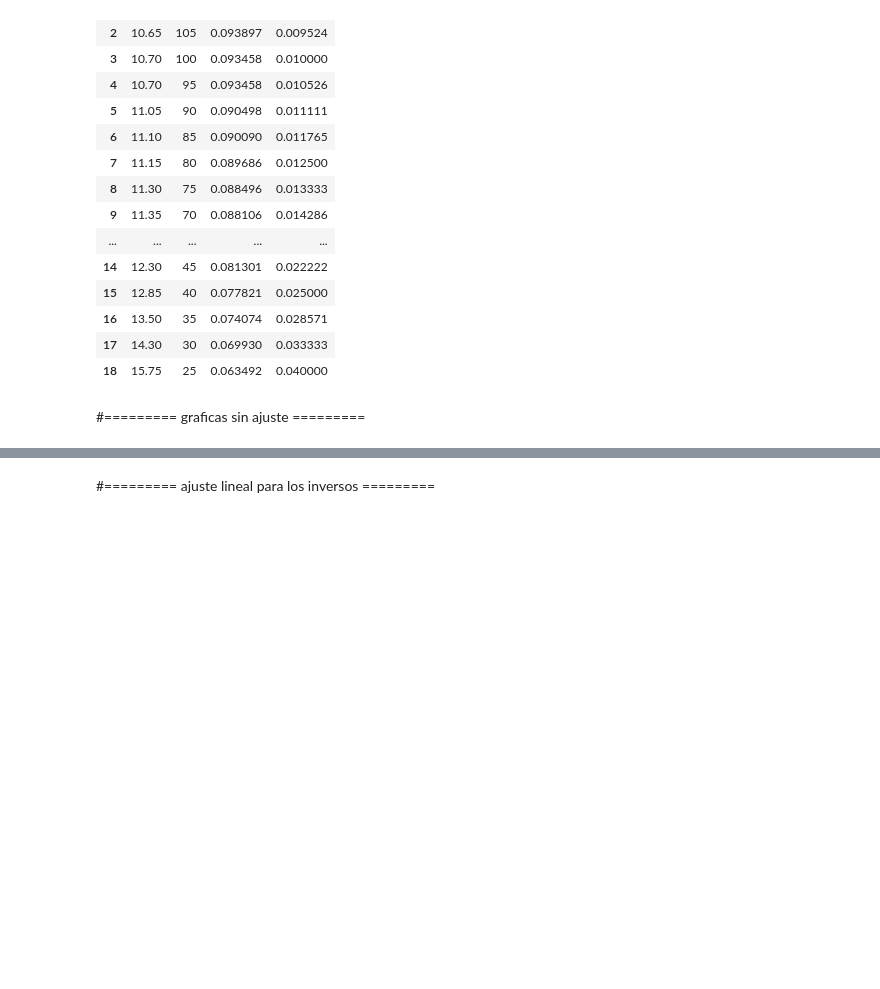
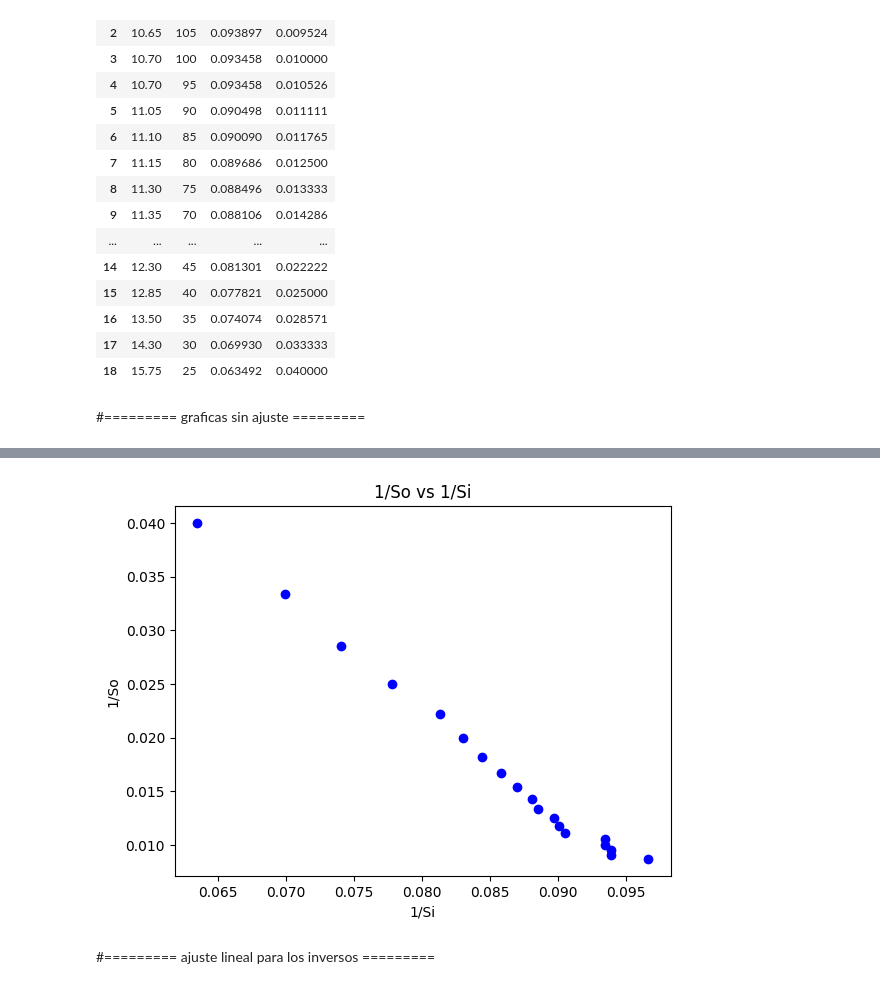
Before and after one commit to MaximilianoVM/PHYSICS_LABS, a Jupyter notebook: 3_LabOptica_DFocalesEsfericos.ipynb, the cells around one changed output, grey strips where cells are left out. Cells and saved outputs as stored; diff of their text form; code cells hidden in the pictures; blank space fills up the shorter version.

```diff
--- a/3_LabOptica_DFocalesEsfericos.ipynb
+++ b/3_LabOptica_DFocalesEsfericos.ipynb
@@ -100,3 +140,18 @@ plt.plot(df1['1/si'], df1['1/so'], 'bo')
+# %%
+plt.plot(df1['1/si'], df1['1/so'], 'bo')
+
+#error2 = np.array([ ((x[1]-x[0])/2) for x in si_vect ])
+
+# Create the scatter plot and plot the error bars
+#plt.errorbar(df1['1/si'], df1['1/so'], yerr=np.sqrt(errordf['incertidumbre_f']), fmt='o', markersize=3, capsize=5, ecolor='red', elinewidth=1, capthick=1)
+
+plt.xlabel('1/Si')
+plt.ylabel('1/So')
+plt.title('1/So vs 1/Si')
+
+plt.show()
+# %% [output]
+[figure, added]
 # %% [markdown]
 #========= ajuste lineal para los inversos =========
 # %%
```
Also changed, not shown: parts of 11 cells of this notebook.
